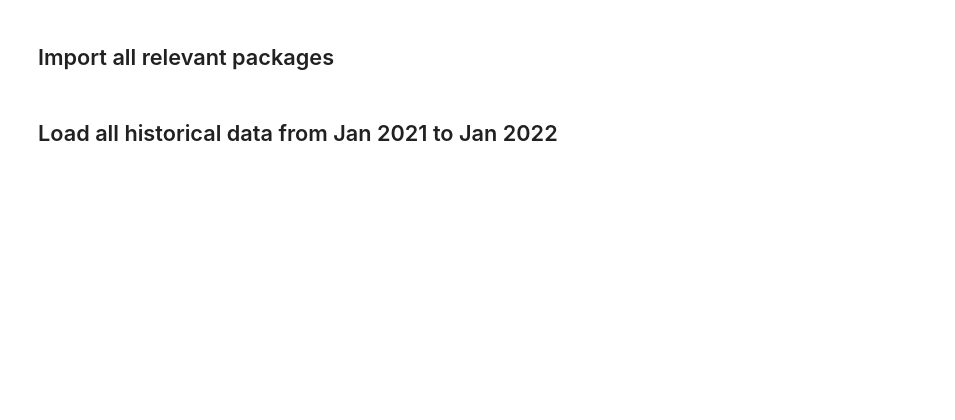
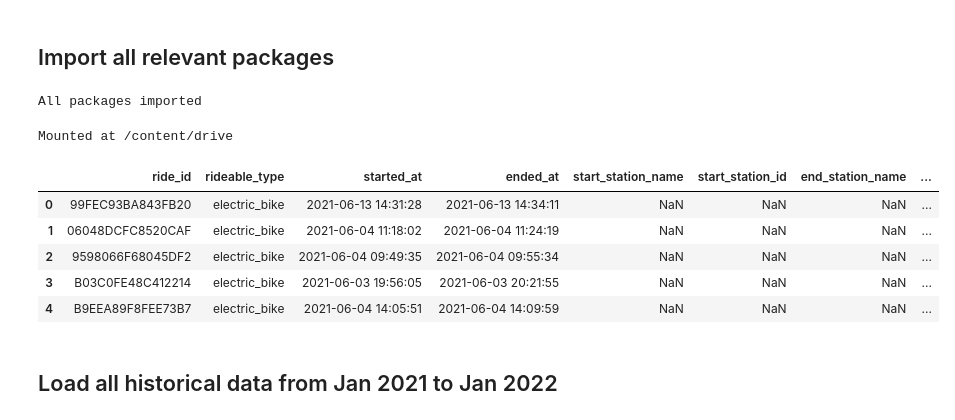
Before and after one commit to HakimIndriawan/GDA_Certificate-CaseStudy1-BikeSharing, a Jupyter notebook: BikeSharingCaseStudy.ipynb, the cells around one changed output. Saved outputs shown, nothing was run; the diff lists cells and outputs as text; code cells hidden in the pictures; blank space fills up the shorter version.

```diff
--- a/BikeSharingCaseStudy.ipynb
+++ b/BikeSharingCaseStudy.ipynb
@@ -3,7 +3,7 @@
 # %%
 #Import all relevant packages
 import pandas as pd
-import geopandas as gpd
+# import geopandas as gpd
 
 import numpy as np
 from shapely.geometry import Point
@@ -14,6 +14,25 @@ from pandas_profiling import ProfileReport
 
 import seaborn as sns
 import folium
+print('All packages imported')
+# %% [output]
+All packages imported
+# %%
+from google.colab import drive
+drive.mount('/content/drive')
+# %% [output]
+Mounted at /content/drive
+# %%
+url = 'https://github.com/HakimIndriawan/GDA_Certificate-CaseStudy1-BikeSharing/blob/main/Data-divvy-tripdata/202106-divvy-tripdata.csv?raw=true'
+df1 = pd.read_csv(url)
+df1.head()
+# %% [output]
+|  | ride_id | rideable_type | started_at | ended_at | start_station_name | start_station_id | end_station_name | ... |
+| 0 | 99FEC93BA843FB20 | electric_bike | 2021-06-13 14:31:28 | 2021-06-13 14:34:11 | NaN | NaN | NaN | ... |
+| 1 | 06048DCFC8520CAF | electric_bike | 2021-06-04 11:18:02 | 2021-06-04 11:24:19 | NaN | NaN | NaN | ... |
+| 2 | 9598066F68045DF2 | electric_bike | 2021-06-04 09:49:35 | 2021-06-04 09:55:34 | NaN | NaN | NaN | ... |
+| 3 | B03C0FE48C412214 | electric_bike | 2021-06-03 19:56:05 | 2021-06-03 20:21:55 | NaN | NaN | NaN | ... |
+| 4 | B9EEA89F8FEE73B7 | electric_bike | 2021-06-04 14:05:51 | 2021-06-04 14:09:59 | NaN | NaN | NaN | ... |
 # %% [markdown]
 ## Load all historical data from Jan 2021 to Jan 2022
 # %%
```
